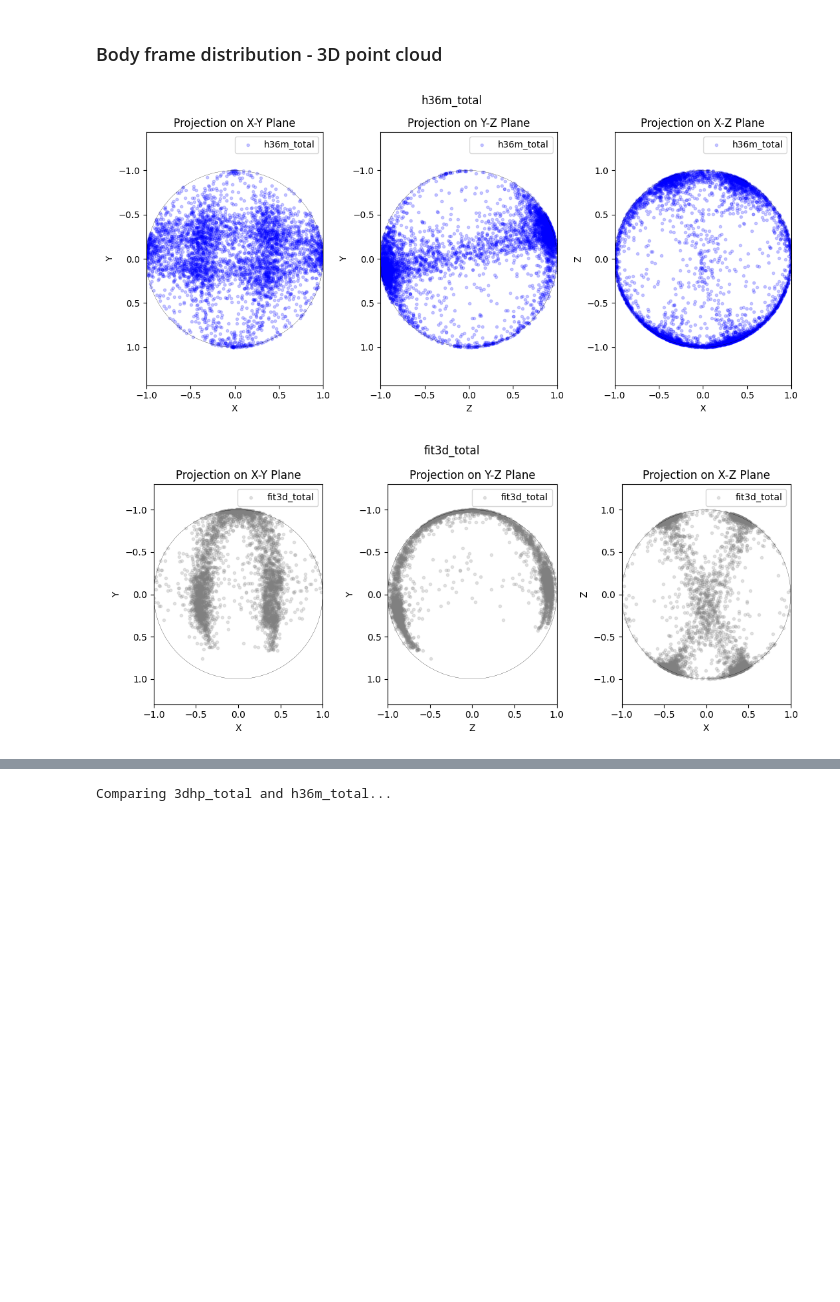
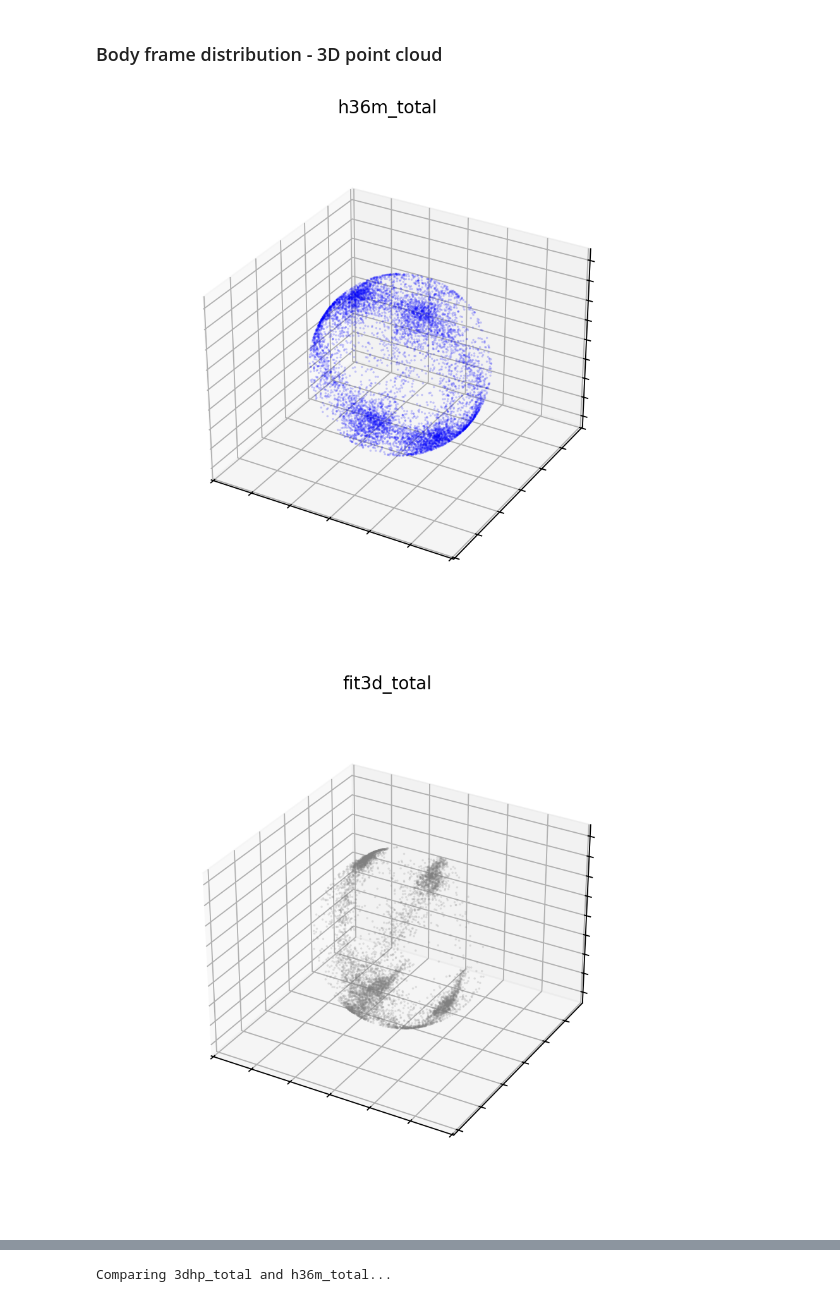
Before and after one commit to hoo223/MotionBERT, a Jupyter notebook: custom_codes/dataset_distribution_analysis/check_generated_dataset.ipynb, the cells around one changed output, grey strips where cells are left out. Cells and saved outputs as stored; diff of their text form; code cells hidden in the pictures; blank space fills up the shorter version.

```diff
--- a/custom_codes/dataset_distribution_analysis/check_generated_dataset.ipynb
+++ b/custom_codes/dataset_distribution_analysis/check_generated_dataset.ipynb
@@ -450,9 +451,9 @@ grid_size = 100
 overwrite = False
 overdraw = True
 dataset_name_list = ['h36m_total', 'fit3d_total', '3dhp_total'] # ['h36m_train', 'h36m_test', 'h36m_tr_s1_ts_s5678_train', 'h36m_tr_s1_ts_s5678_test', 'fit3d_total', 'fit3d_tr_s03_train', 'fit3d_tr_s03_test', 'fit3d_ts_s4710_train', 'fit3d_ts_s4710_test', '3dhp_train', '3dhp_test']
-data_type_list = ['cam_3d', 'img_2d'] # ['cam_3d', 'cam_3d_canonical_revolute', 'img_2d', 'img_2d_canonical_revolute', 'img_2d_canonical_pcl_original', 'cam_3d_hat', 'cam_3d_canonical_revolute_hat']
+data_type_list = ['cam_3d', 'img_2d', 'cam_3d_hat', 'cam_3d_canonical_revolute', 'cam_3d_canonical_revolute_hat', 'img_2d_canonical_revolute'] # ['cam_3d', 'cam_3d_canonical_revolute', 'img_2d', 'img_2d_canonical_revolute', 'img_2d_canonical_pcl_original', 'cam_3d_hat', 'cam_3d_canonical_revolute_hat']
 h36m_keypoints = ['Pelvis','R_Hip','R_Knee','R_Ankle','L_Hip','L_Knee','L_Ankle','Torso','Neck','Nose','Head','L_Shoulder','L_Elbow','L_Wrist','R_Shoulder','R_Elbow','R_Wrist']
-keypoint_list = ['Pelvis'] # ['Pelvis','R_Hip','R_Knee','R_Ankle','L_Hip','L_Knee','L_Ankle','Torso','Neck','Nose','Head','L_Shoulder','L_Elbow','L_Wrist','R_Shoulder','R_Elbow','R_Wrist', 'total']
+keypoint_list = ['Pelvis', 'total'] # ['Pelvis','R_Hip','R_Knee','R_Ankle','L_Hip','L_Knee','L_Ankle','Torso','Neck','Nose','Head','L_Shoulder','L_Elbow','L_Wrist','R_Shoulder','R_Elbow','R_Wrist', 'total']
 
 pbar = tqdm(dataset_name_list)
 for dataset_name in pbar:
@@ -479,6 +480,7 @@ for dataset_name in pbar:
                                              data_type,
                                              joint_num=joint_idxs,
                                              grid_size=grid_size,
+                                             grid_lines=False,
                                              xy_limits=xy_limits,
                                              xz_limits=xz_limits,
                                              label_fontsize=15,
@@ -493,8 +493,8 @@ for dataset_name in pbar:
 import shutil
 
 dataset_name_list = ['h36m_total', 'fit3d_total', '3dhp_total'] # ['h36m_train', 'h36m_test', 'h36m_tr_s1_ts_s5678_train', 'h36m_tr_s1_ts_s5678_test', 'fit3d_total', 'fit3d_tr_s03_train', 'fit3d_tr_s03_test', 'fit3d_ts_s4710_train', 'fit3d_ts_s4710_test', '3dhp_train', '3dhp_test']
-data_type_list = ['cam_3d']
-keypoint_list = ['Pelvis']
+data_type_list = ['cam_3d', 'img_2d', 'cam_3d_canonical_revolute', 'cam_3d_hat', 'cam_3d_canonical_revolute_hat', 'img_2d_canonical_revolute']
+keypoint_list = ['total', 'Pelvis']
 
 for keypoint in keypoint_list:
     plot_save_folder = f'custom_codes/dataset_distribution_analysis/plots_{keypoint}'
@@ -507,7 +507,7 @@ for keypoint in keypoint_list:
         for data_type in data_type_list:
             plot_load_folder = f'custom_codes/dataset_distribution_analysis/plots/{data_type}_{dataset_name}'
             plot_path = os.path.join(plot_load_folder, f'{dataset_name}_{data_type}_{keypoint}_distribution_gs_{grid_size}.svg')
-            assert os.path.exists(plot_load_folder), f"Total plot not found for {dataset_name} {data_type} {keypoint}"
+            assert os.path.exists(plot_load_folder), f"Total plot not found for {dataset_name} {data_type} {keypoint} {plot_load_folder}"
             shutil.copy(plot_path, os.path.join(plot_save_folder, f'{dataset_name}_{data_type}_{keypoint}_distribution_gs_{grid_size}.svg'))
 # %% [markdown]
 # Length ratio
@@ -1152,9 +1178,17 @@ def plot_3d_point_cloud_comparison(rotations1, rotations2, frame_mode, dataset1=
 # %%
 # one dataset
 body_frame_type = 'lower'
 for dataset in ['h36m_total', 'fit3d_total', '3dhp_total']:
-    plot_3d_point_cloud(body_frame_R[dataset][body_frame_type], body_frame_type, dataset, fig_num=f'{dataset}_{body_frame_type}', plt_show=True, save_fig=False)
+    plot_3d_point_cloud(body_frame_R[dataset][body_frame_type],
+                        body_frame_type,
+                        mode='3d',
+                        marker_style='.',
+                        marker_size=1,
+                        sample_stride=250,
+                        dataset=dataset,
+                        #fig_num=f'{dataset}_{body_frame_type}',
+                        plt_show=True, save_fig=True)
     ##break
 # %% [output]
-[figure, old version]
+[figure, new version]
-[figure, old version]
+[figure, new version]
```
Also changed, not shown: parts of 7 cells of this notebook, 1 other file.
